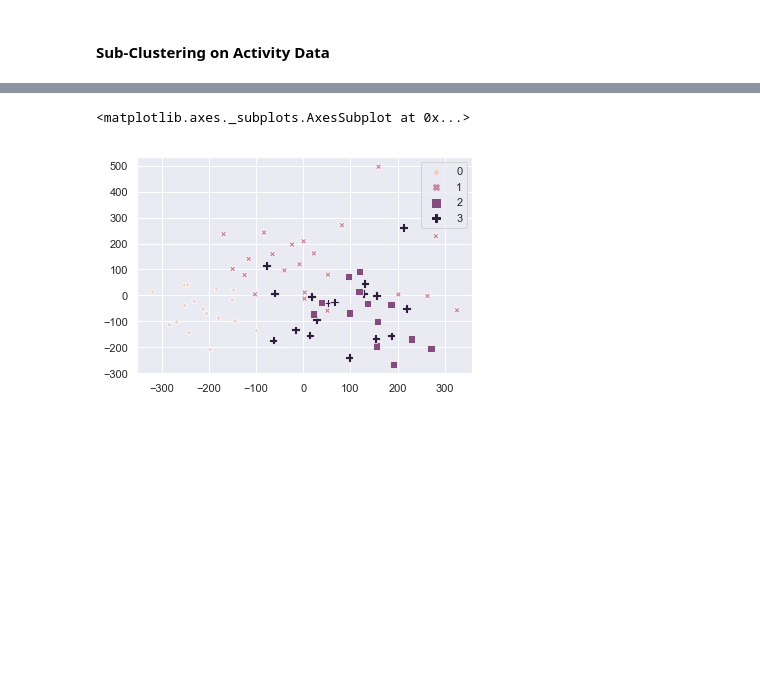
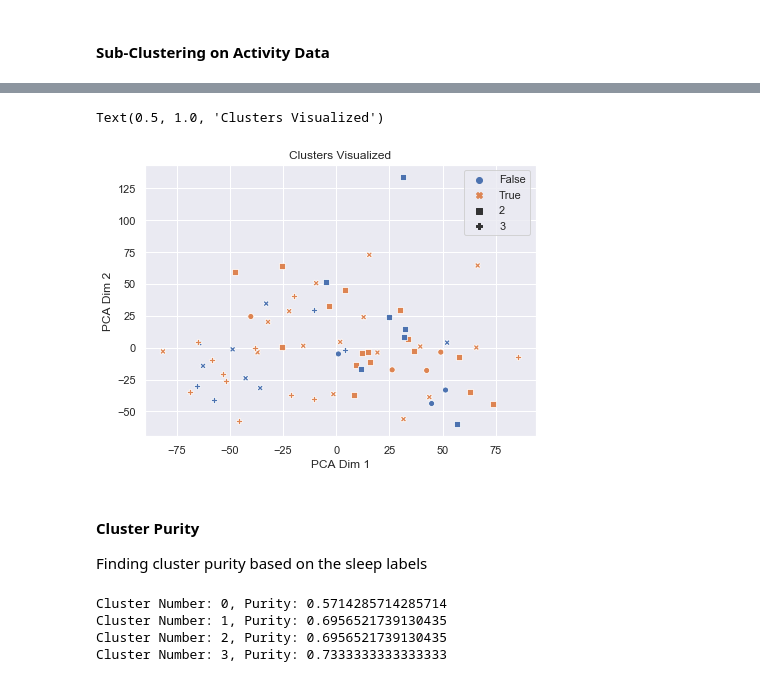
Before and after one commit to goelsaksham/healthRecSys, a Jupyter notebook: src/Clustering - Sleep Labels.ipynb, the cells around one changed output, grey strips where cells are left out. Cells and saved outputs as stored; diff of their text form; code cells hidden in the pictures; blank space fills up the shorter version.

```diff
--- a/src/Clustering - Sleep Labels.ipynb
+++ b/src/Clustering - Sleep Labels.ipynb
@@ -624,6 +630,7 @@ cluster
 # %%
 %%time
-clusterer = TimeSeriesKMeans(4, metric='dtw', max_iter=10)
-cluster_assignments = clusterer.fit_predict(reduced_heart_trends[:, :])
+clusterer = TimeSeriesKMeans(4, metric='dtw', max_iter=50)
+clusterer.fit(reduced_heart_trends)
+cluster_assignments = clusterer.predict(reduced_heart_trends[:, :])
 np.unique(cluster_assignments, return_counts=True)
 # %% [output]
@@ -636,7 +660,28 @@ np.unique(cluster_assignments, return_counts=True)
 # %%
+# Cluster Visualization based on Sleep Efficiency
 pca_mod = PCA(2)
-pca_heart = pca_mod.fit_transform(heart_trends)
-sns.scatterplot(pca_heart[:, 0], pca_heart[:, 1], hue=cluster_assignments, style=cluster_assignments, size=cluster_assignments)
+pca_heart = pca_mod.fit_transform(reduced_heart_trends)
+plt.figure(figsize=(7, 5))
+sns.scatterplot(pca_heart[:, 0], pca_heart[:, 1], hue=final_sleep_labels, style=cluster_assignments)
+plt.xlabel('PCA Dim 1')
+plt.ylabel('PCA Dim 2')
+plt.title('Clusters Visualized')
 # %% [output]
-<matplotlib.axes._subplots.AxesSubplot at 0x...>
+Text(0.5, 1.0, 'Clusters Visualized')
-[figure, old version]
+[figure, new version]
+# %% [markdown]
+#### Cluster Purity
+
+Finding cluster purity based on the sleep labels
+# %%
+# Clustering Purity is defined by ratio of dominant class of sleep label instance in the cluster
+# to total number of instances in the cluster
+for master_cluster_num in range(num_master_clusters):
+    cluster_sleep_labels = final_sleep_labels[cluster_assignments == master_cluster_num]
+    pos_sleep_label_purity = sum(cluster_sleep_labels) / cluster_sleep_labels.shape[0]
+    print(f'Cluster Number: {master_cluster_num}, Purity:', max(pos_sleep_label_purity, 1 - pos_sleep_label_purity))
+# %% [output]
+Cluster Number: 0, Purity: 0.5714285714285714
+Cluster Number: 1, Purity: 0.6956521739130435
+Cluster Number: 2, Purity: 0.6956521739130435
+Cluster Number: 3, Purity: 0.7333333333333333
```
Also changed, not shown: parts of 26 cells of this notebook.
